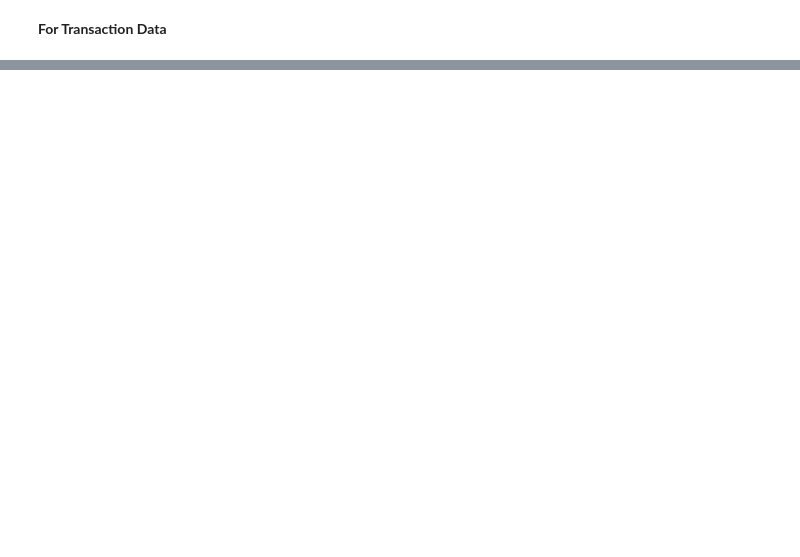
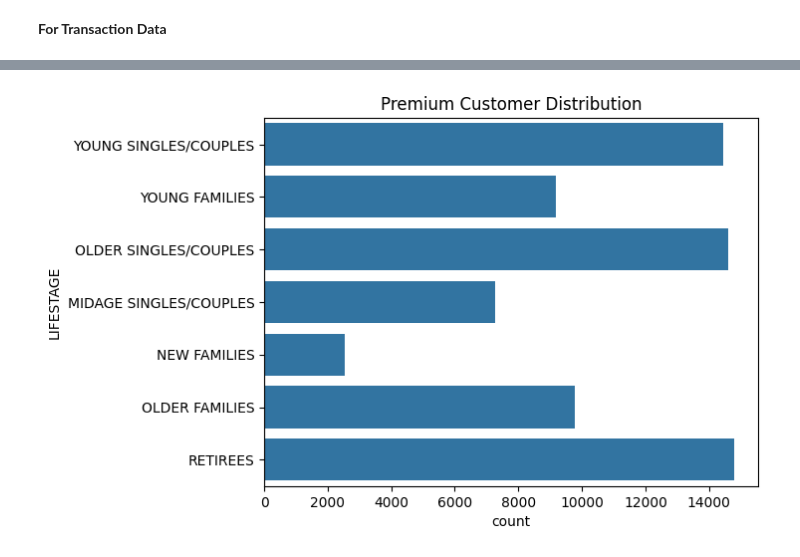
Before and after one commit to ankitg-02/customer-purchase-and-transactional-behavoiur-analysis, a Jupyter notebook: CPTBA_1.ipynb, the cells around one changed output, grey strips where cells are left out. Saved outputs shown, nothing was run; the diff lists cells and outputs as text; code cells hidden in the pictures; blank space fills up the shorter version.

```diff
--- a/CPTBA_1.ipynb
+++ b/CPTBA_1.ipynb
@@ -162,0 +257,6 @@ plt.show()
+# %%
+sns.countplot(purchase['LIFESTAGE'])
+plt.title("Premium Customer Distribution")
+plt.show()
+# %% [output]
+[figure, added]
```
Also changed, not shown: parts of 21 cells of this notebook.
